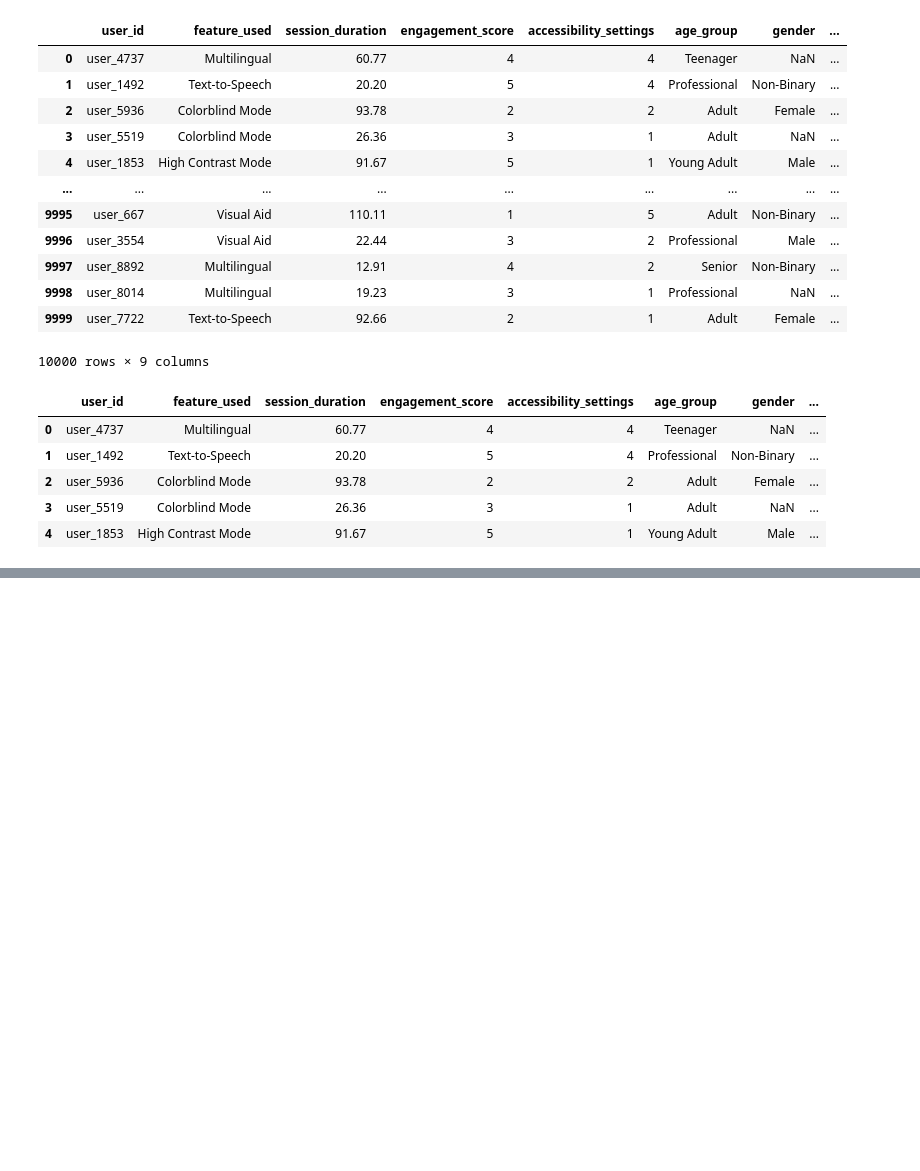
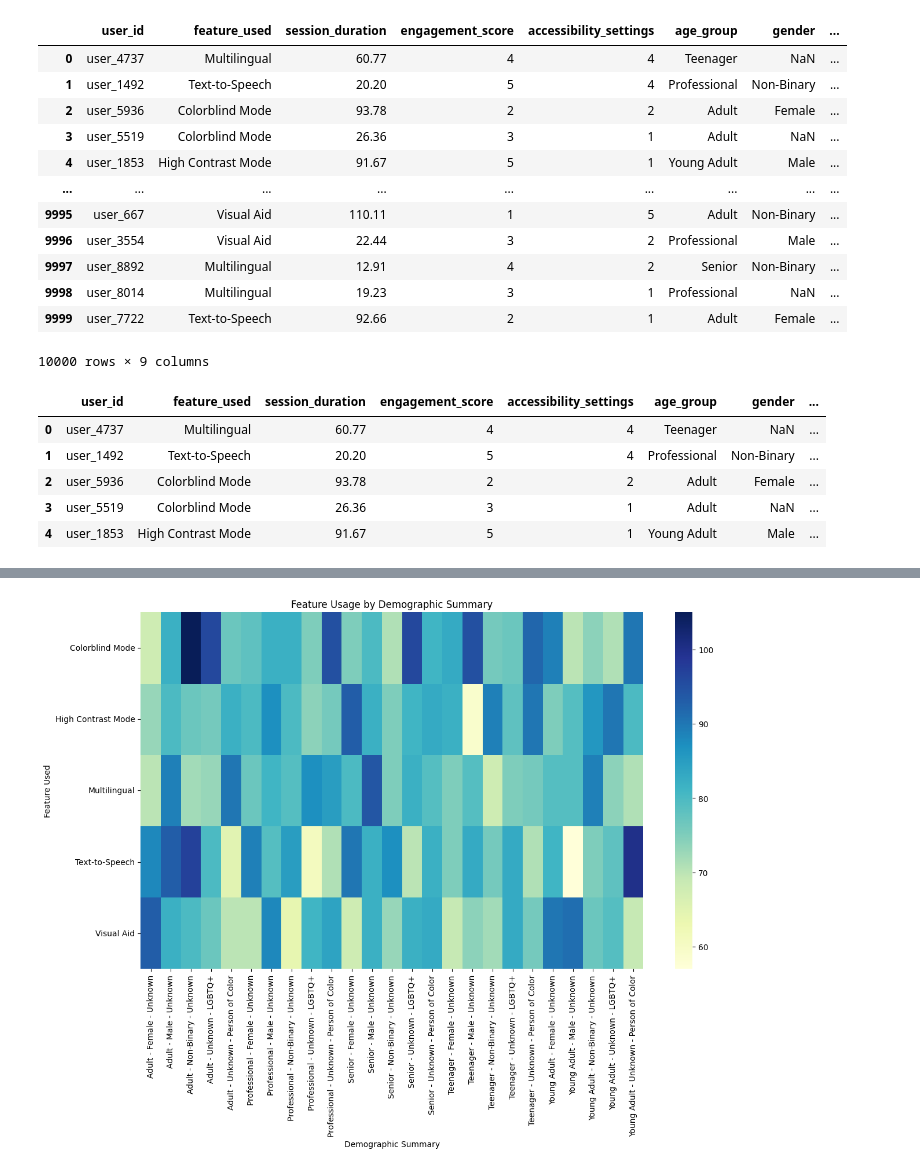
Before and after one commit to AnmarAbdi/HackDiversityDataInterviewChallenge, a Jupyter notebook: Untitled.ipynb, the cells around one changed output, grey strips where cells are left out. Cells and saved outputs as stored; diff of their text form; code cells hidden in the pictures; blank space fills up the shorter version.

```diff
--- a/Untitled.ipynb
+++ b/Untitled.ipynb
@@ -89,0 +127,12 @@ df.head()
+# %%
+feature_usage_by_demographic = df.groupby(['feature_used', 'demographic_summary']).size().unstack(fill_value=0)
+
+plt.figure(figsize=(14, 8))
+sns.heatmap(feature_usage_by_demographic, cmap="YlGnBu", annot=False, cbar=True)
+plt.title('Feature Usage by Demographic Summary')
+plt.xlabel('Demographic Summary')
+plt.ylabel('Feature Used')
+plt.xticks(rotation=90)
+plt.show()
+# %% [output]
+[figure, added]
```
Also changed, not shown: parts of 3 cells of this notebook.
